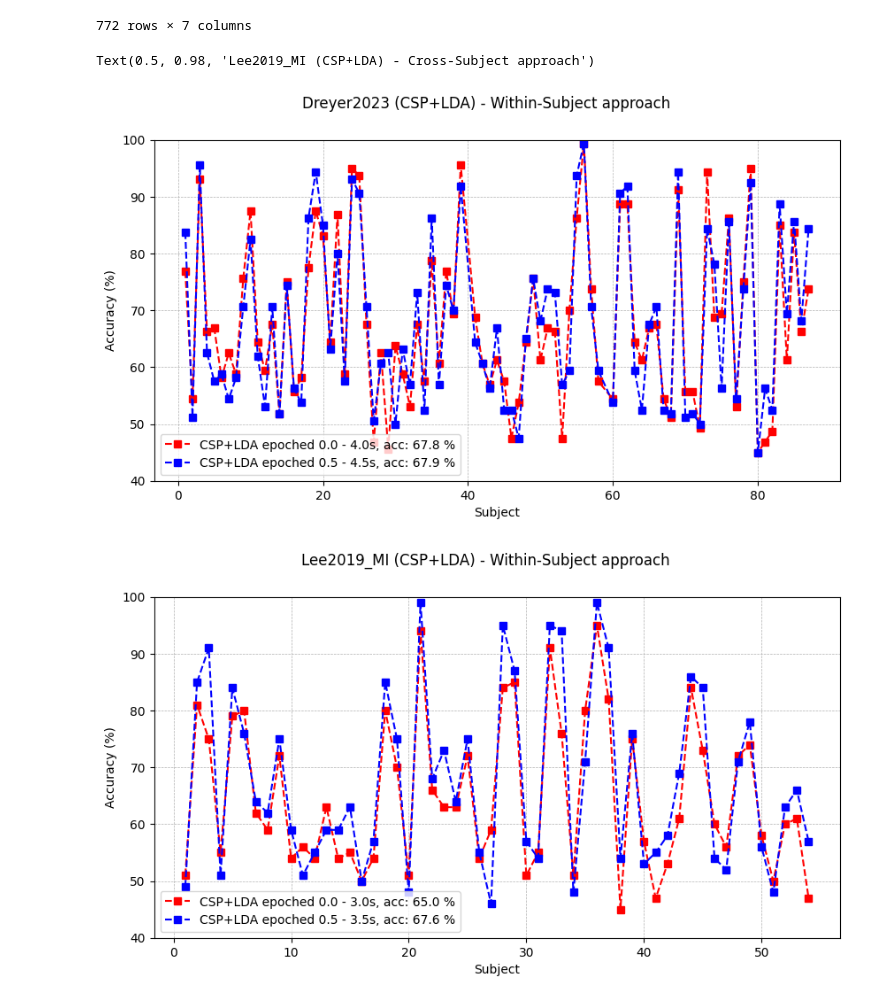
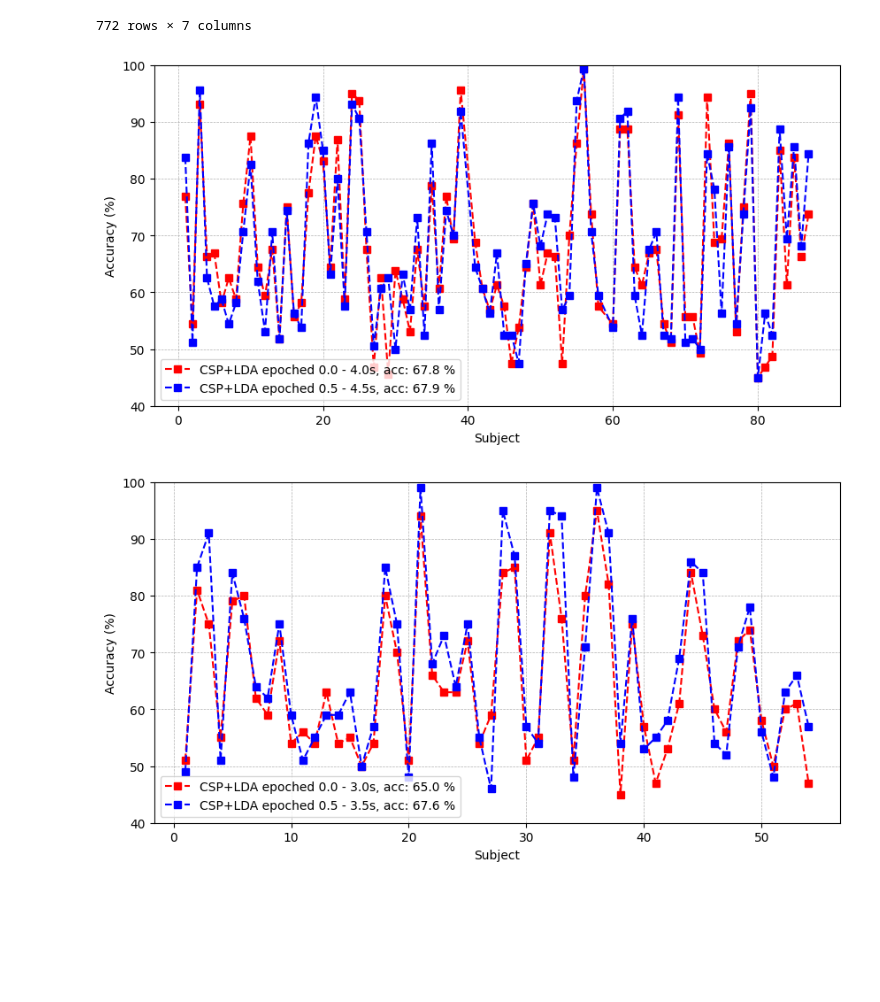
Before and after one commit to dtrocellier/MI_bci_epoch_window_influence, a Jupyter notebook: notebooks/plot_accuracy.ipynb, the cells around one changed output. Drawn from its saved outputs; the diff is of its cells as text; code cells hidden in the pictures; blank space fills up the shorter version.

```diff
--- a/notebooks/plot_accuracy.ipynb
+++ b/notebooks/plot_accuracy.ipynb
@@ -20,6 +21,11 @@ df
 | 554 | 86 | Dreyer2023 | REVE | w_00_40 | 0.83750 |
 | 555 | 87 | Dreyer2023 | REVE | w_00_40 | 0.85625 |
 556 rows × 5 columns
+# %%
+save_base = Path("./figures")
+save_base.mkdir(exist_ok=True)
+
+enable_title = False
 # %%
 def win_name(window):
     t1 = window.split("_")[1]
@@ -110,24 +123,31 @@ df_csp
 # %%
 fig, ax = plt.subplots(figsize=(10, 5))
 plot_accuracy(df_csp, dataset="Dreyer2023", model="CSP_LDA", windows=["w_00_40", "w_05_45"], ax=ax,
               model_name="CSP+LDA", mode="within_user")
-fig.suptitle("Dreyer2023 (CSP+LDA) - Within-Subject approach")
+if enable_title:
+    fig.suptitle("Dreyer2023 (CSP+LDA) - Within-Subject approach")
+fig.savefig(save_base / "Dreyer2023_CSP_LDA_within.png", dpi=300)
 
 fig, ax = plt.subplots(figsize=(10, 5))
 plot_accuracy(df_csp, dataset="Lee2019_MI", model="CSP_LDA", windows=["w_00_30", "w_05_35"], ax=ax,
               model_name="CSP+LDA", mode="within_user")
-fig.suptitle("Lee2019_MI (CSP+LDA) - Within-Subject approach")
+if enable_title:
+    fig.suptitle("Lee2019_MI (CSP+LDA) - Within-Subject approach")
+fig.savefig(save_base / "Lee2019_MI_CSP_LDA_within.png", dpi=300)
 
 fig, ax = plt.subplots(figsize=(10, 5))
 plot_accuracy(df_csp, dataset="Dreyer2023", model="CSP_LDA", windows=["w_00_40", "w_05_45"], ax=ax,
               model_name="CSP+LDA", mode="cross_user")
-fig.suptitle("Dreyer2023 (CSP+LDA) - Cross-Subject approach")
+if enable_title:
+    fig.suptitle("Dreyer2023 (CSP+LDA) - Cross-Subject approach")
+fig.savefig(save_base / "Dreyer2023_CSP_LDA_cross.png", dpi=300)
 
 fig, ax = plt.subplots(figsize=(10, 5))
 plot_accuracy(df_csp, dataset="Lee2019_MI", model="CSP_LDA", windows=["w_00_30", "w_05_35"], ax=ax,
               model_name="CSP+LDA", mode="cross_user")
-fig.suptitle("Lee2019_MI (CSP+LDA) - Cross-Subject approach")
+if enable_title:
+    fig.suptitle("Lee2019_MI (CSP+LDA) - Cross-Subject approach")
+fig.savefig(save_base / "Lee2019_MI_CSP_LDA_cross.png", dpi=300)
 # %% [output]
-Text(0.5, 0.98, 'Lee2019_MI (CSP+LDA) - Cross-Subject approach')
-[figure, old version]
+[figure, new version]
-[figure, old version]
+[figure, new version]
```
Also changed, not shown: parts of 3 cells of this notebook, 17 other files.
